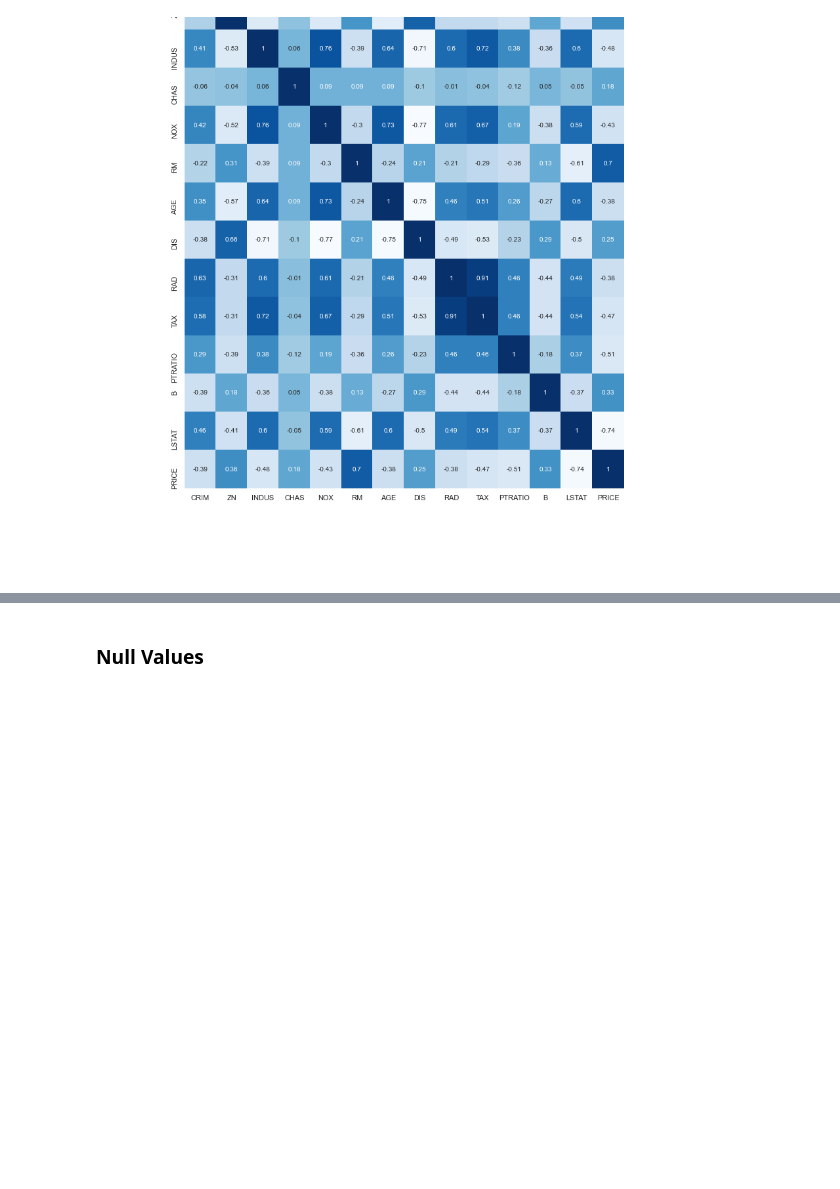
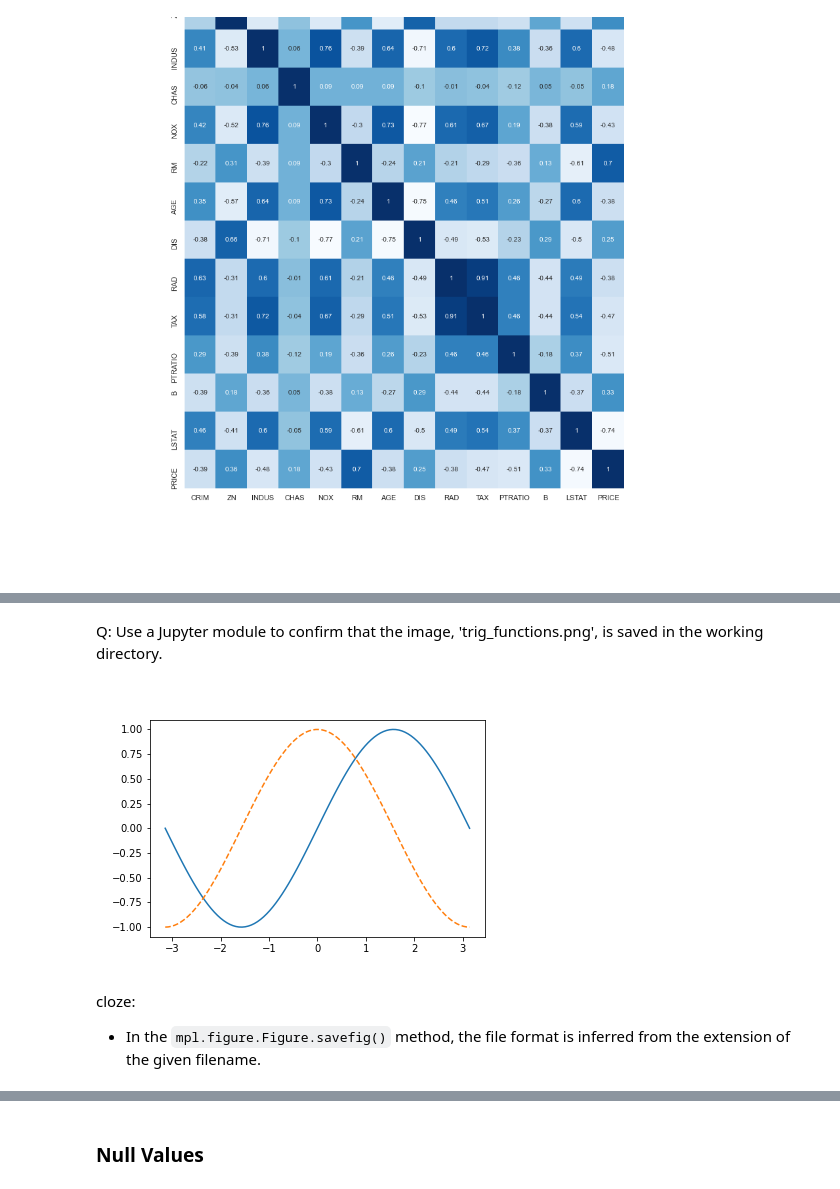
Before and after one commit to Unique-Divine/LeetCode-Coding-Practice, a Jupyter notebook: Unique's DS Cookbook (Python).ipynb, the cells around one changed output, grey strips where cells are left out. Saved outputs shown, nothing was run; the diff lists cells and outputs as text; code cells hidden in the pictures; blank space fills up the shorter version.

```diff
--- a/Unique's DS Cookbook (Python).ipynb
+++ b/Unique's DS Cookbook (Python).ipynb
@@ -170,0 +251,10 @@ sns.heatmap(corr, annot=True, cmap='Blues')
+# %% [markdown]
+Q: Use a Jupyter module to confirm that the image, 'trig_functions.png', is saved in the working directory.
+# %%
+from IPython.display import Image
+Image("trig_functions.png")
+# %% [output]
+[figure, added]
+# %% [markdown]
+cloze:
+- In the `mpl.figure.Figure.savefig()` method, the file format is inferred from the extension of the given filename.
```
Also changed, not shown: parts of 41 cells of this notebook, 2 other files.
